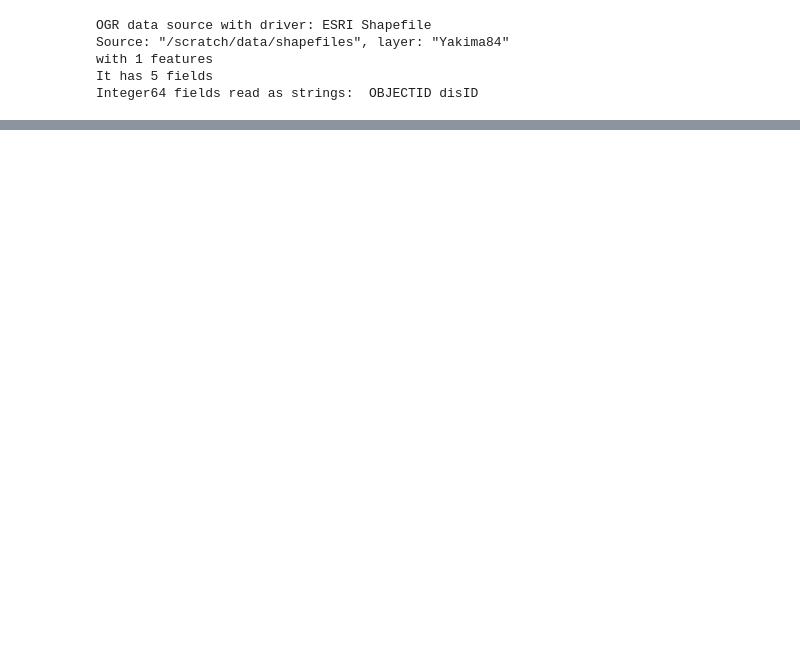
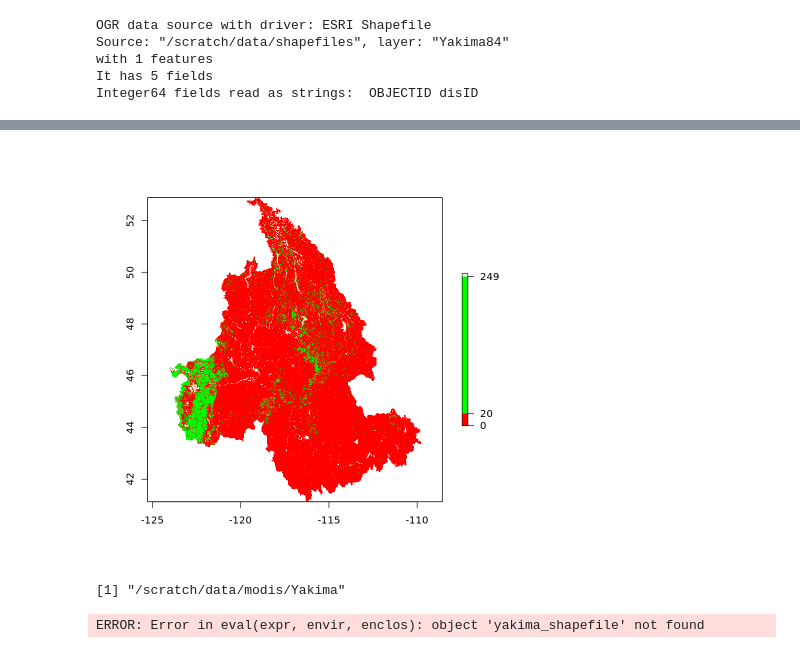
Before and after one commit to redtreevole/Foss2020Team6project, a Jupyter notebook: modis/downloadmodis.ipynb, the cells around one changed output, grey strips where cells are left out. Drawn from its saved outputs; the diff is of its cells as text; code cells hidden in the pictures; blank space fills up the shorter version.

```diff
--- a/modis/downloadmodis.ipynb
+++ b/modis/downloadmodis.ipynb
@@ -171,0 +170,4 @@ ERROR: Error: package or namespace load failed for ‘sf’ in dyn.load(file, DL
+# %%
+plot(raster(LAI_list[2]),col=rainbow(3),breaks = c(0,20,249))
+# %% [output]
+[figure, added]
@@ -171,0 +178,5 @@ ERROR: Error: package or namespace load failed for ‘sf’ in dyn.load(file, DL
+# %%
+paste(dataPath,"Yakima",sep="/")
+# %% [output]
+[1] "/scratch/data/modis/Yakima"
+ERROR: Error in eval(expr, envir, enclos): object 'yakima_shapefile' not found
```
Also changed, not shown: parts of 32 cells of this notebook.
